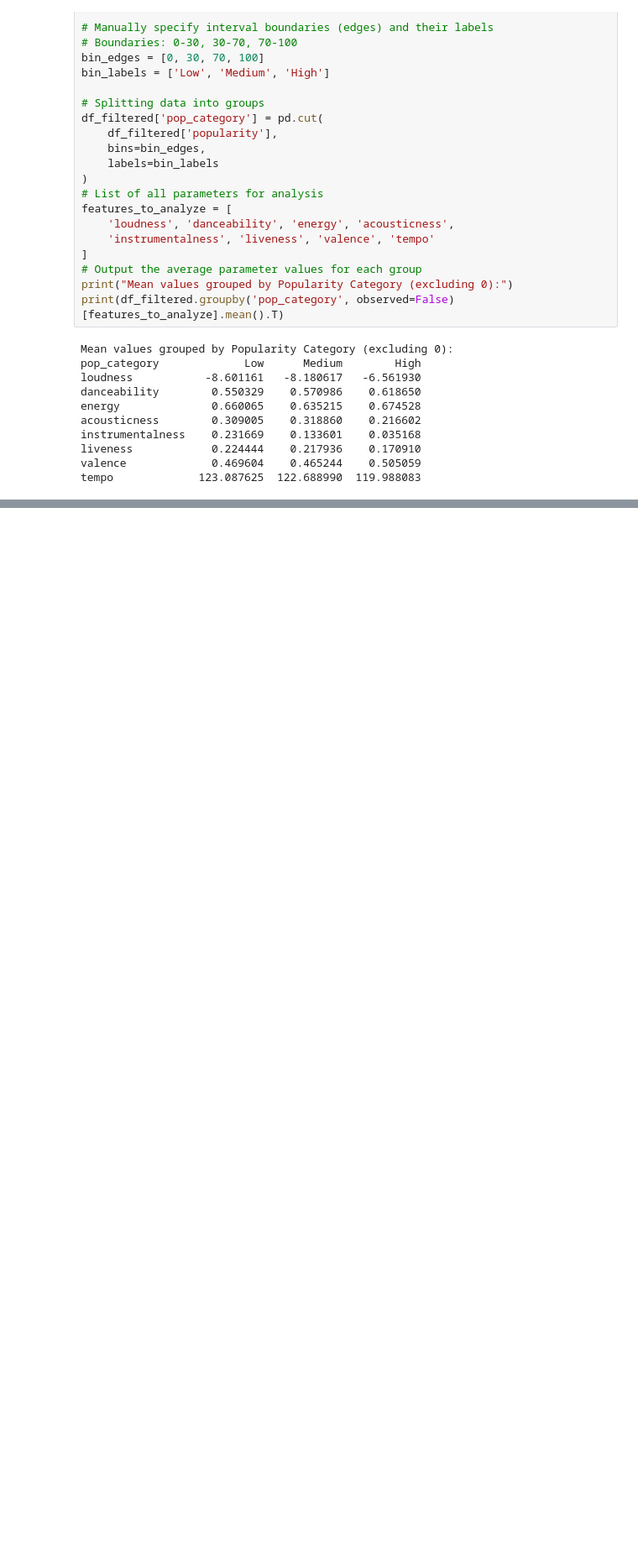
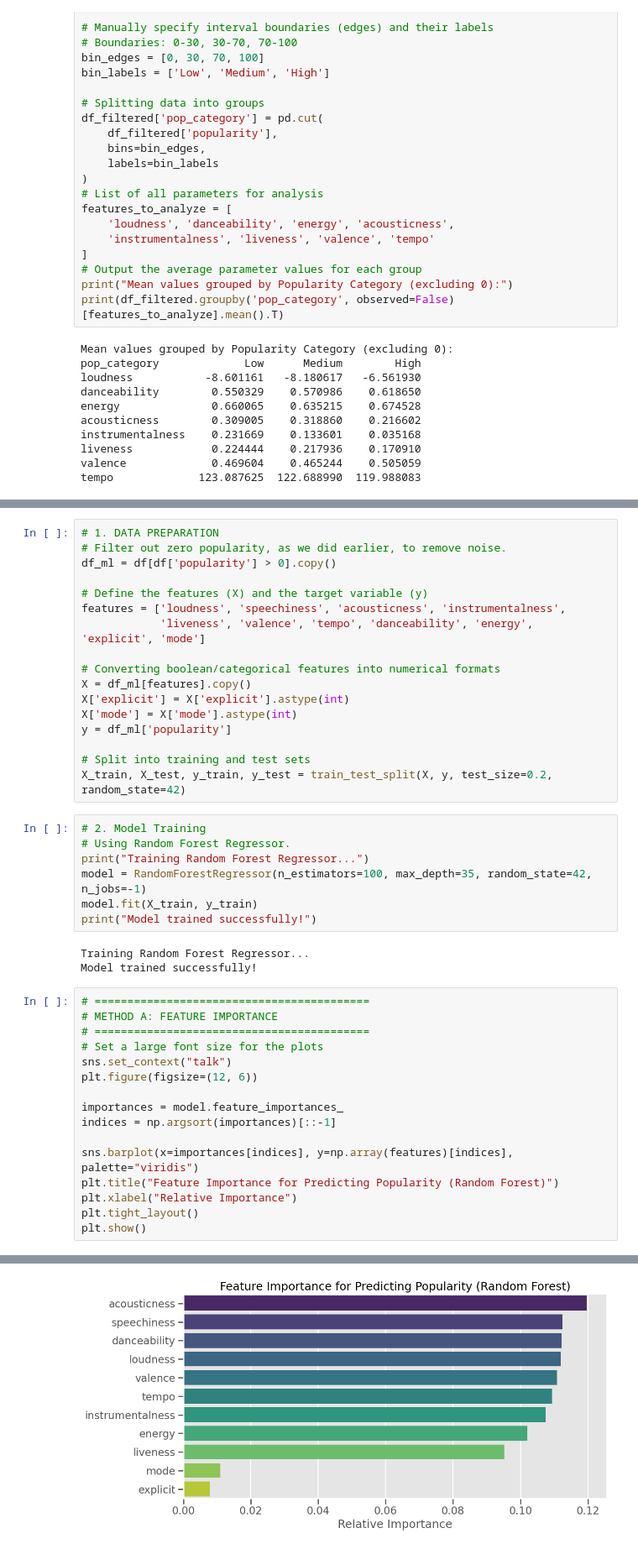
Before and after one commit to f55desu/spotify-recomendation, a Jupyter notebook: Exploratory Data Analysis.ipynb, the cells around one changed output, grey strips where cells are left out. Shown at 84% size. Cells and saved outputs as stored; diff of their text form; blank space fills up the shorter version.

Commit message:
Song's popularity analysis finished with conclusions.

```diff
--- a/Exploratory Data Analysis.ipynb
+++ b/Exploratory Data Analysis.ipynb
@@ -643,0 +688,44 @@ Passing `palette` without assigning `hue` is deprecated and will be removed in v
+# %%
+# 1. DATA PREPARATION
+# Filter out zero popularity, as we did earlier, to remove noise.
+df_ml = df[df['popularity'] > 0].copy()
+
+# Define the features (X) and the target variable (y)
+features = ['loudness', 'speechiness', 'acousticness', 'instrumentalness',
+            'liveness', 'valence', 'tempo', 'danceability', 'energy', 'explicit', 'mode']
+
+# Converting boolean/categorical features into numerical formats
+X = df_ml[features].copy()
+X['explicit'] = X['explicit'].astype(int)
+X['mode'] = X['mode'].astype(int)
+y = df_ml['popularity']
+
+# Split into training and test sets
+X_train, X_test, y_train, y_test = train_test_split(X, y, test_size=0.2, random_state=42)
+# %%
+# 2. Model Training
+# Using Random Forest Regressor.
+print("Training Random Forest Regressor...")
+model = RandomForestRegressor(n_estimators=100, max_depth=35, random_state=42, n_jobs=-1)
+model.fit(X_train, y_train)
+print("Model trained successfully!")
+# %% [output]
+Training Random Forest Regressor...
+Model trained successfully!
+# %%
+# ==========================================
+# METHOD A: FEATURE IMPORTANCE
+# ==========================================
+# Set a large font size for the plots
+sns.set_context("talk")
+plt.figure(figsize=(12, 6))
+
+importances = model.feature_importances_
+indices = np.argsort(importances)[::-1]
+
+sns.barplot(x=importances[indices], y=np.array(features)[indices], palette="viridis")
+plt.title("Feature Importance for Predicting Popularity (Random Forest)")
+plt.xlabel("Relative Importance")
+plt.tight_layout()
+plt.show()
+# %% [output]
@@ -643,0 +735 @@ Passing `palette` without assigning `hue` is deprecated and will be removed in v
+[figure, added]
```
Also changed, not shown: parts of 26 cells of this notebook.
